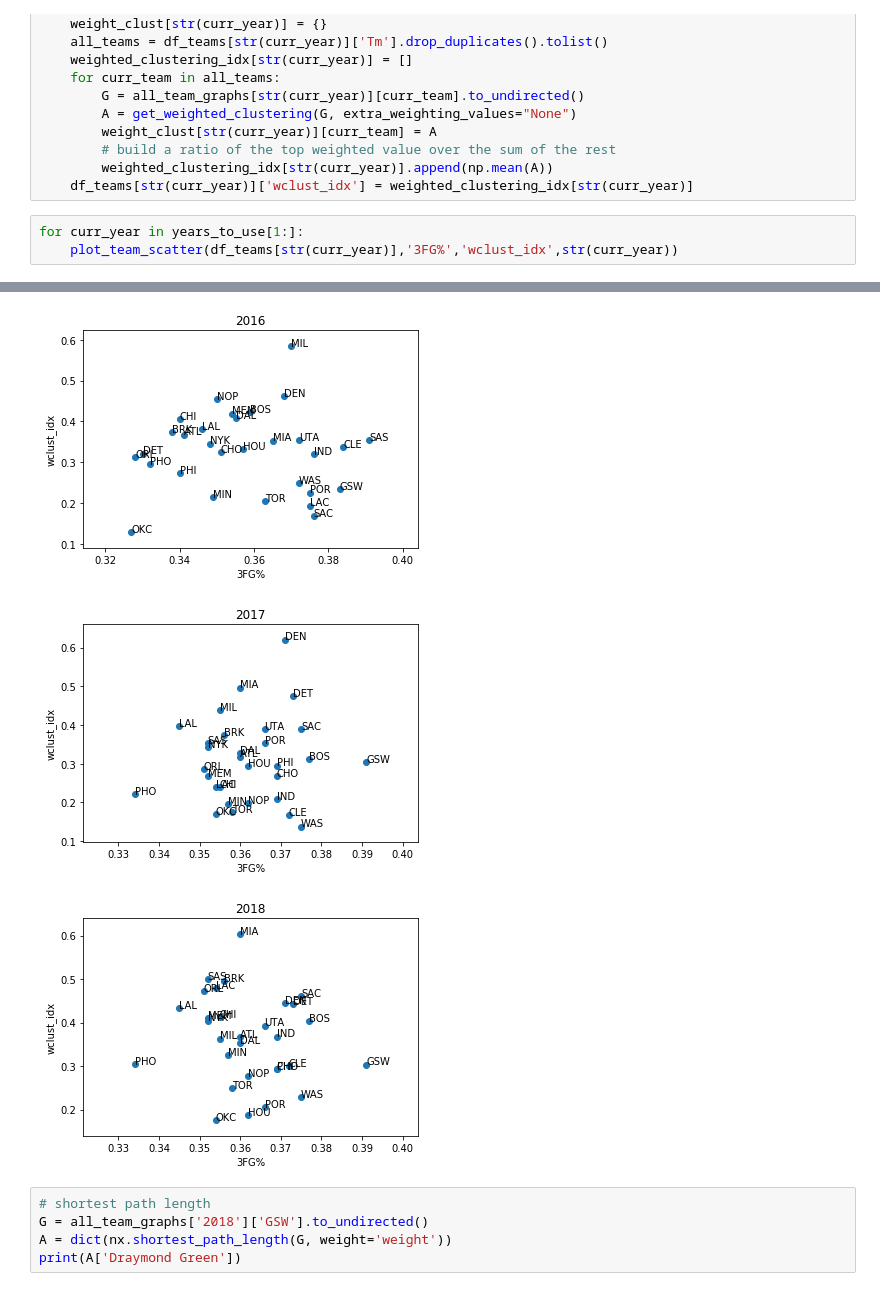
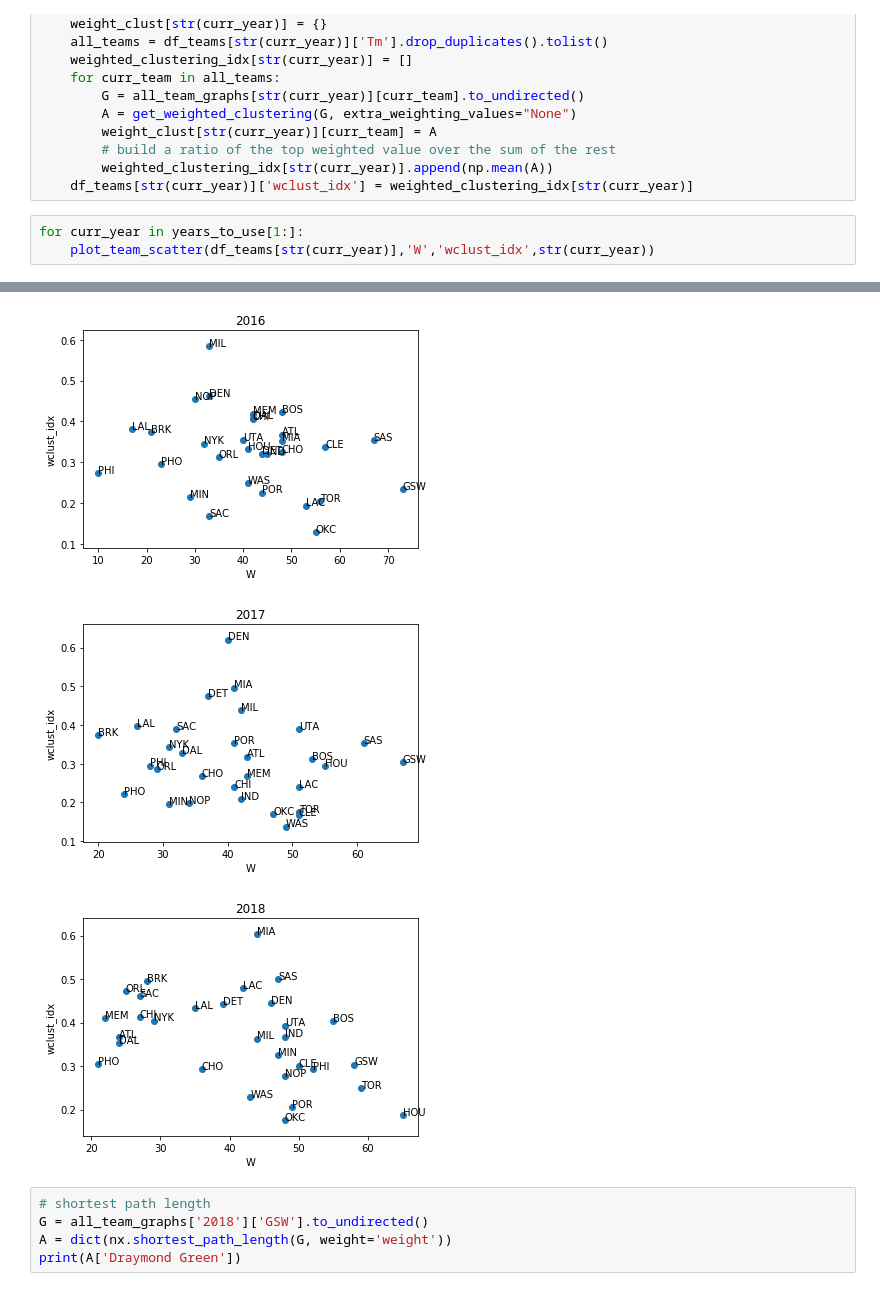
Before and after one commit to rohannramesh/Basketball_predictions, a Jupyter notebook: Team_by_team_analysis.ipynb, the cells around one changed output, grey strips where cells are left out. Drawn from its saved outputs; the diff is of its cells as text.

```diff
--- a/Team_by_team_analysis.ipynb
+++ b/Team_by_team_analysis.ipynb
@@ -264,5 +268,5 @@ for curr_year in years_to_use[1:]:
     df_teams[str(curr_year)]['wclust_idx'] = weighted_clustering_idx[str(curr_year)]
 # %%
 for curr_year in years_to_use[1:]:
-    plot_team_scatter(df_teams[str(curr_year)],'3FG%','wclust_idx',str(curr_year))
+    plot_team_scatter(df_teams[str(curr_year)],'W','wclust_idx',str(curr_year))
 # %% [output]
@@ -276,6 +280,6 @@ for curr_year in years_to_use[1:]:
-[figure, old version]
+[figure, new version]
-[figure, old version]
+[figure, new version]
-[figure, old version]
+[figure, new version]
 # %%
 # shortest path length
 G = all_team_graphs['2018']['GSW'].to_undirected()
```
Also changed, not shown: parts of 10 cells of this notebook.
